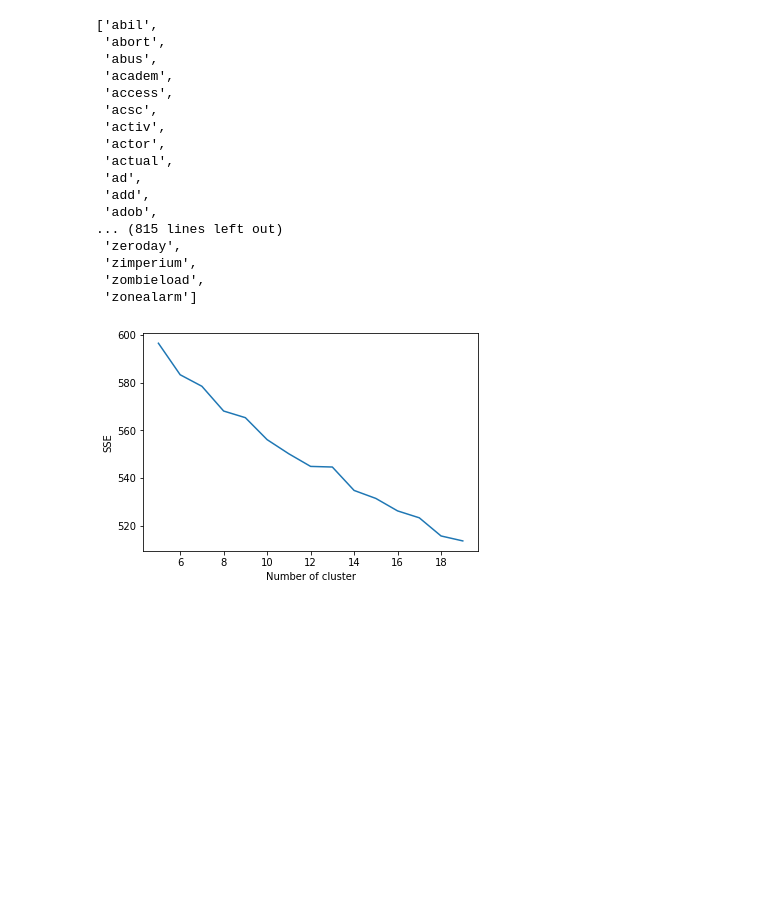
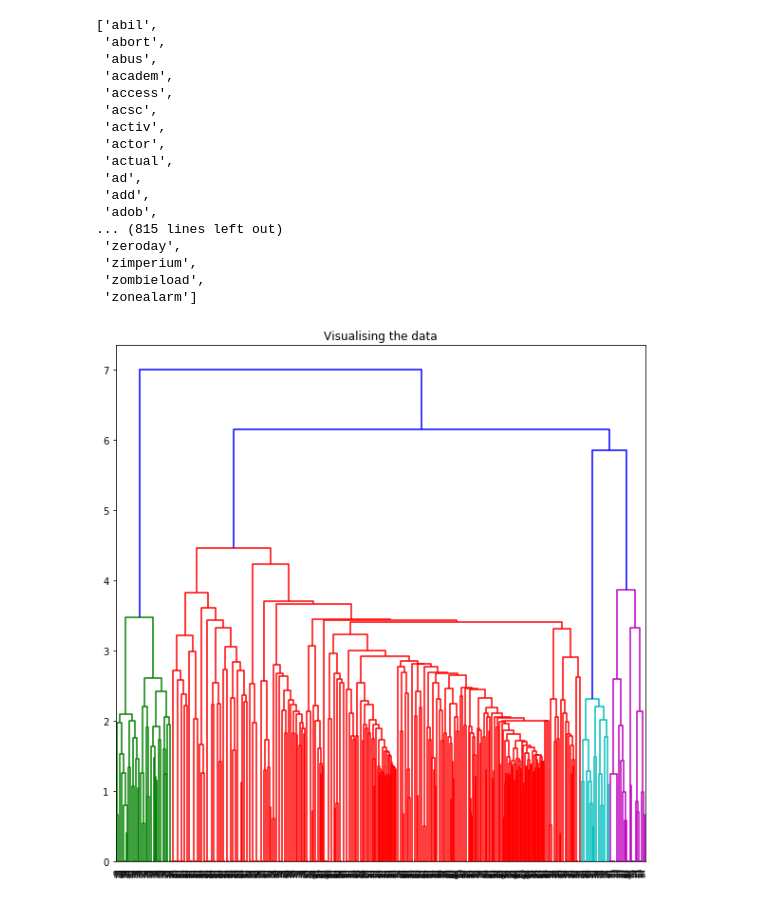
Before and after one commit to sourishsarmah/text_clustering, a Jupyter notebook: Text Clustering.ipynb, the cells around one changed output. Cells and saved outputs as stored; diff of their text form; code cells hidden in the pictures; blank space fills up the shorter version.

```diff
--- a/Text Clustering.ipynb
+++ b/Text Clustering.ipynb
@@ -62,11 +45,10 @@ len(document)
 # %% [output]
 684
 # %%
-from nltk import WordNetLemmatizer, PorterStemmer
+from nltk import PorterStemmer
 import nltk
 from nltk.corpus import stopwords
 import re
-# nltk.download("stopwords")
 
 def cleanText(data):
     """
@@ -75,12 +57,10 @@ def cleanText(data):
     - Remove stopwords
     - Stem words
     """
-    lemmatizer = WordNetLemmatizer()
     stemmer = PorterStemmer()
     text = re.sub('[^a-zA-Z]', ' ', data)
     words = nltk.word_tokenize(text.lower())
     stops = set(stopwords.words('english'))
-    #lem_words = [lemmatizer.lemmatize(w) for w in words if w not in stops]
     lem_words = [stemmer.stem(w) for w in words if w not in stops]
     return ' '.join(lem_words)
 # %%
@@ -136,21 +116,13 @@ terms
  'zimperium',
  'zombieload',
  'zonealarm']
-# %%
-from sklearn.cluster import KMeans
-from matplotlib import pyplot as plt
-%matplotlib inline
-
-sse = {}
-for k in range(5, 20):
-    kmeans = KMeans(n_clusters=k).fit(X)
-    clusters = kmeans.labels_
-    #print(data["clusters"])
-    sse[k] = kmeans.inertia_ # Inertia: Sum of distances of samples to their closest cluster center
-plt.figure()
-plt.plot(list(sse.keys()), list(sse.values()))
-plt.xlabel("Number of cluster")
-plt.ylabel("SSE")
-plt.show()
-# %% [output]
-[figure, removed]
+# %%
+import scipy.cluster.hierarchy as shc
+from matplotlib import pyplot as plt
+%matplotlib inline
+
+plt.figure(figsize =(10, 10))
+plt.title('Visualising the data')
+Dendrogram = shc.dendrogram((shc.linkage(X.toarray(), method ='ward')))
+# %% [output]
+[figure, added]
```
Also changed, not shown: parts of 18 cells of this notebook, 1 other file.
